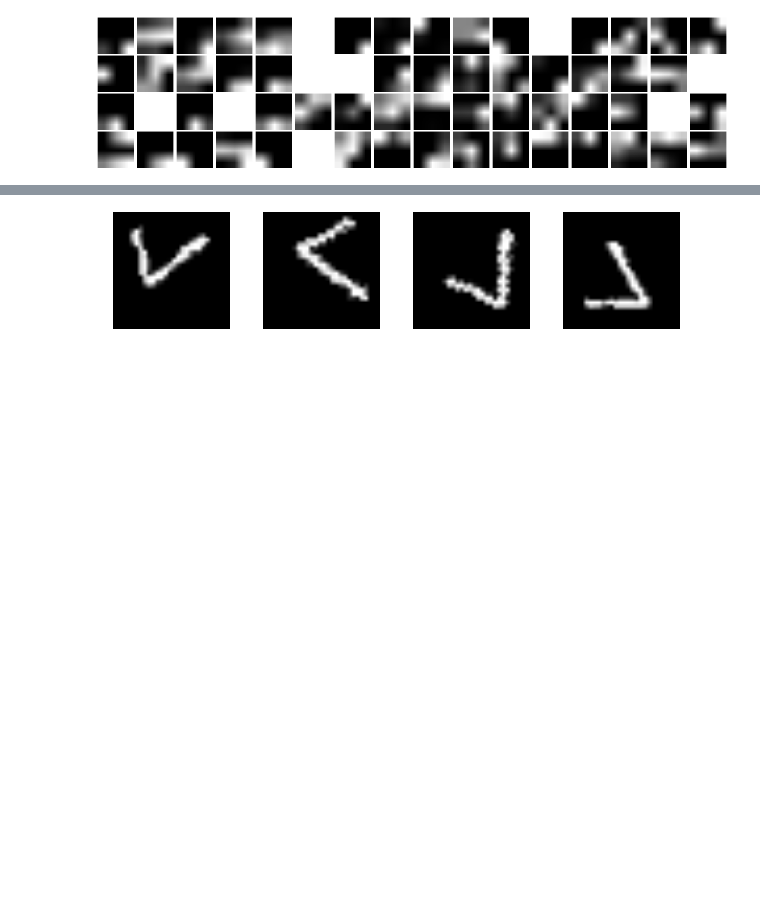
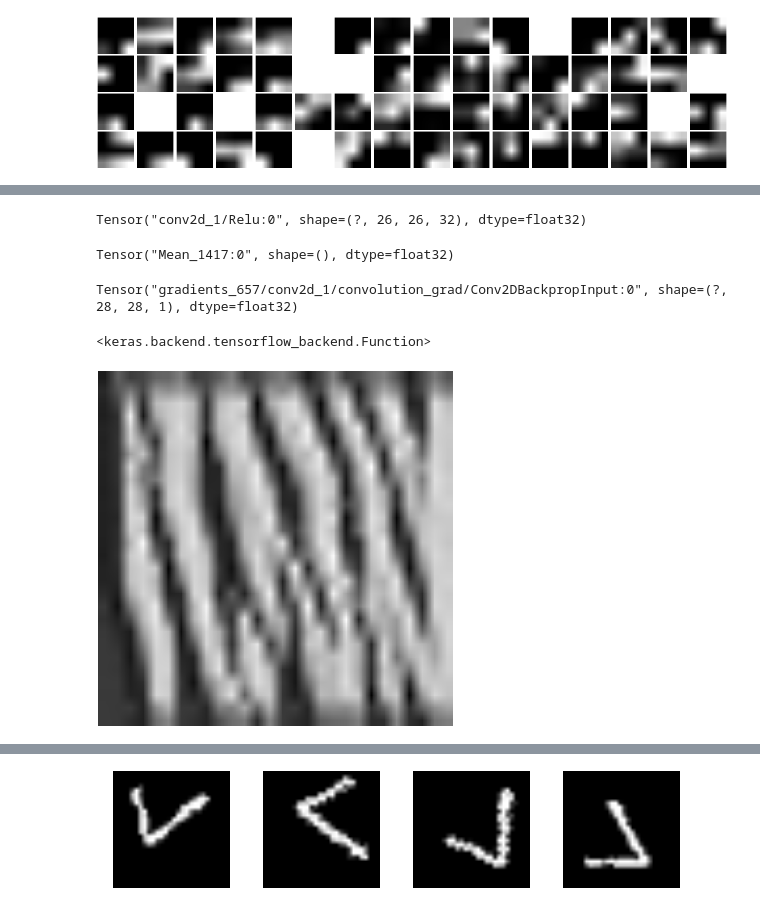
Before and after one commit to mmmlc/mlTeachings, a Jupyter notebook: 3_4_CNN.ipynb, the cells around one changed output, grey strips where cells are left out. Drawn from its saved outputs; the diff is of its cells as text; code cells hidden in the pictures; blank space fills up the shorter version.

```diff
--- a/3_4_CNN.ipynb
+++ b/3_4_CNN.ipynb
@@ -360,0 +389,21 @@ activations[[layer]][,,,i] %>% range01 %>% as.raster %>% plot
+# %%
+# backend give access to soma low level TensorFlow operations
+K <- backend()
+
+# we select a layer
+layer_name <- "conv2d_1"
+
+# we select one among the n convolutional kernels of the chosen layer
+filter_index = 2
+(layer_output = get_layer(model_cnn, layer_name)$output)
+
+#we set the loss function to be maximized as the mean of the output of that filter
+(loss = K$mean(layer_output[,,,filter_index]))
+# %% [output]
+Tensor("conv2d_1/Relu:0", shape=(?, 26, 26, 32), dtype=float32)
+Tensor("Mean_1417:0", shape=(), dtype=float32)
+# %%
+# we create the Jacobian matrix of gradients of the loss function we created right above
+(grads = K$gradients(loss, model_cnn$input)[[1]])
+# %% [output]
+Tensor("gradients_657/conv2d_1/convolution_grad/Conv2DBackpropInput:0", shape=(?, 28, 28, 1), dtype=float32)
@@ -360,0 +416,19 @@ activations[[layer]][,,,i] %>% range01 %>% as.raster %>% plot
+# %%
+(iterate = K$`function`(inputs = c(model_cnn$input), outputs = c(loss, grads)))
+
+c(loss_value, grads_value) %<-% iterate(list(array(0, dim = c(1, 28, 28, 1))))
+# %% [output]
+<keras.backend.tensorflow_backend.Function>
+# %%
+input_img_data = array(runif(28 * 28 * 1), dim = c(1, 28, 28, 1))
+
+for (i in 1:40) {
+    c(loss_value, grads_value) %<-% iterate(list(input_img_data))
+    input_img_data <- input_img_data + grads_value
+    }
+
+options(repr.plot.width=3, repr.plot.height=3)
+par(mar = c(0.1, 0.1, 0.1, 0.1))
+input_img_data[1,,,] %>% range01 %>% as.raster %>% plot
+# %% [output]
+[figure, added]
```
Also changed, not shown: parts of 14 cells of this notebook, 1 other file.
